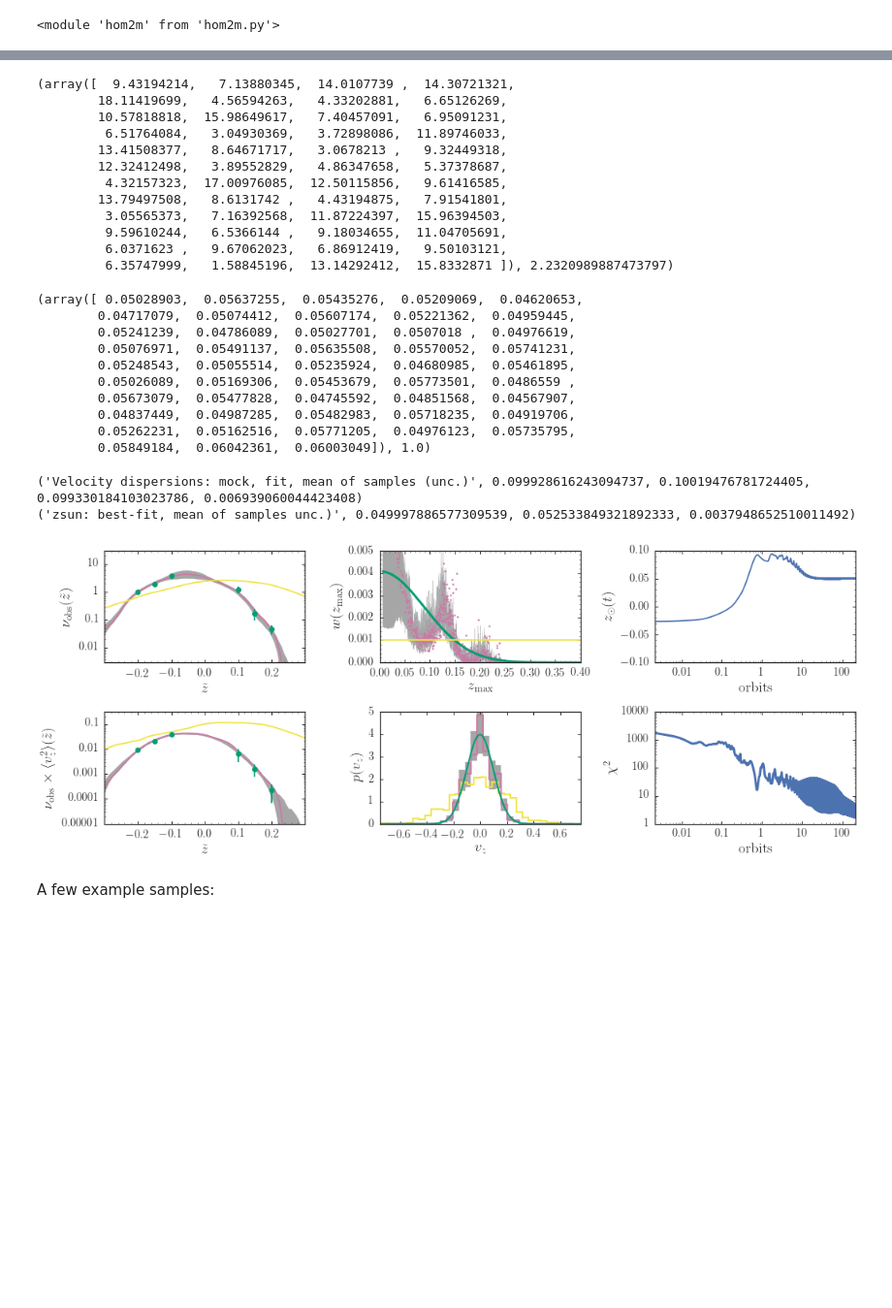
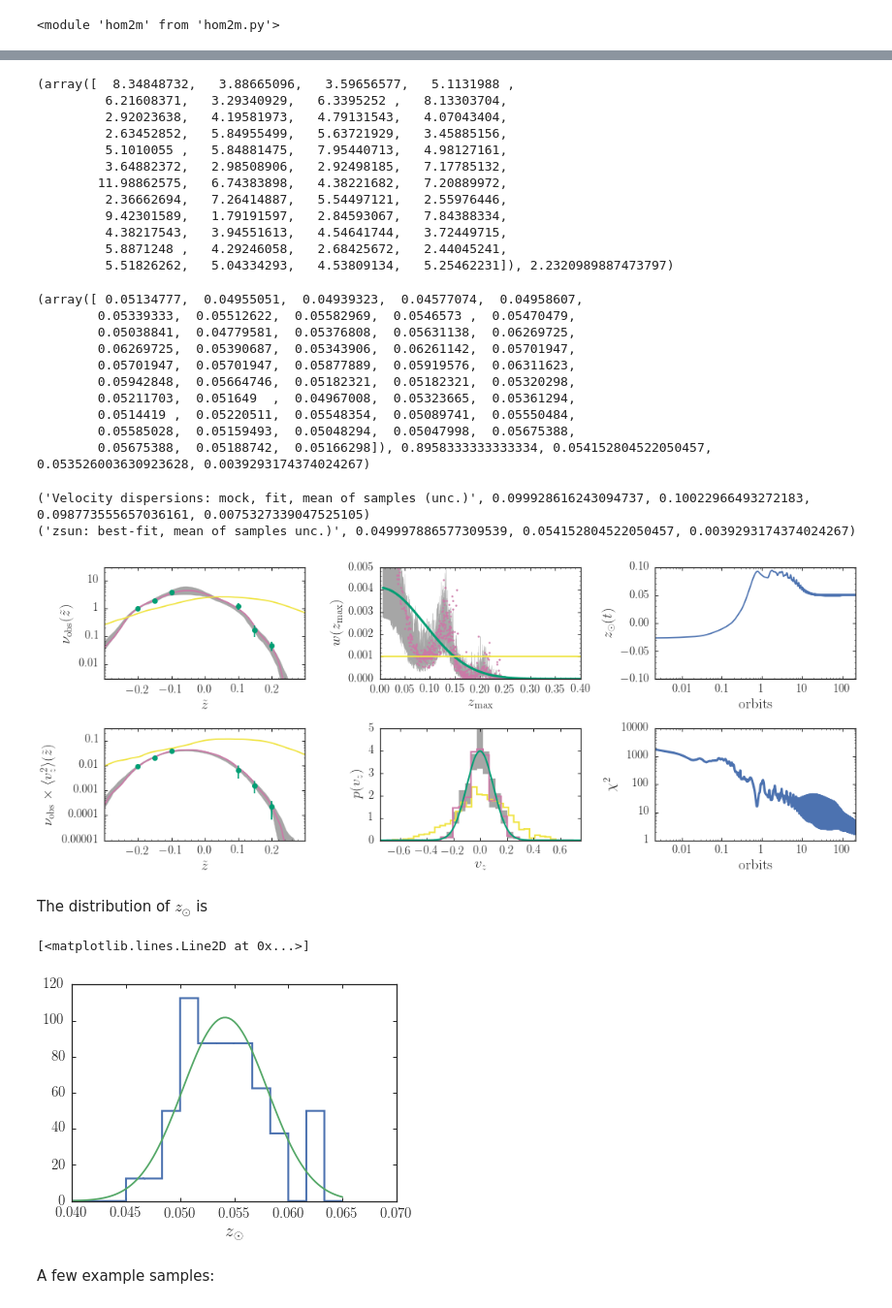
Before and after one commit to jobovy/simple-m2m, a Jupyter notebook: py/HOM2M.ipynb, the cells around one changed output, grey strips where cells are left out. Shown at 97% size. Drawn from its saved outputs; the diff is of its cells as text; code cells hidden in the pictures; blank space fills up the shorter version.

Commit message:
rerun zsun MH MCMC with larger step

```diff
--- a/py/HOM2M.ipynb
+++ b/py/HOM2M.ipynb
@@ -606,7 +606,7 @@ nstep_sam= nstep
 eps_sam= eps
 nsamples= 48
 fit_zsun= True
-sig_zsun= 0.005 # proposal step
+sig_zsun= 0.01 # proposal step
 s_low, s_high= 8,-8
 w_sam,zsun_sam,Q_sam,z_sam,vz_sam= hom2m.sample_m2m(nsamples,w_out,z_m2m,vz_m2m,omega_m2m,zsun_out[-1],
                                                     z_obs,dens_obs,dens_obs_noise,
@@ -614,4 +614,4 @@ w_sam,zsun_sam,Q_sam,z_sam,vz_sam= hom2m.sample_m2m(nsamples,w_out,z_m2m,vz_m2m,
                                                     nstep=nstep_sam,step=step_sam,eps=eps_sam,
                                                     mu=mu,h_m2m=h_m2m,prior=prior,w_prior=w_init,
                                                     smooth=smooth,st96smooth=st96smooth,
-                                                    fit_zsun=fit_zsun,sig_zsun=0.005)
+                                                    fit_zsun=fit_zsun,sig_zsun=sig_zsun)
@@ -618,31 +620,31 @@ w_sam,zsun_sam,Q_sam,z_sam,vz_sam= hom2m.sample_m2m(nsamples,w_out,z_m2m,vz_m2m,
 # %%
 print(numpy.sum(Q_sam,axis=1),numpy.sum(Q,axis=1)[-1])
 # %% [output]
-(array([  9.43194214,   7.13880345,  14.0107739 ,  14.30721321,
-        18.11419699,   4.56594263,   4.33202881,   6.65126269,
-        10.57818818,  15.98649617,   7.40457091,   6.95091231,
-         6.51764084,   3.04930369,   3.72898086,  11.89746033,
-        13.41508377,   8.64671717,   3.0678213 ,   9.32449318,
-        12.32412498,   3.89552829,   4.86347658,   5.37378687,
-         4.32157323,  17.00976085,  12.50115856,   9.61416585,
-        13.79497508,   8.6131742 ,   4.43194875,   7.91541801,
-         3.05565373,   7.16392568,  11.87224397,  15.96394503,
-         9.59610244,   6.5366144 ,   9.18034655,  11.04705691,
-         6.0371623 ,   9.67062023,   6.86912419,   9.50103121,
-         6.35747999,   1.58845196,  13.14292412,  15.8332871 ]), 2.2320989887473797)
+(array([  8.34848732,   3.88665096,   3.59656577,   5.1131988 ,
+         6.21608371,   3.29340929,   6.3395252 ,   8.13303704,
+         2.92023638,   4.19581973,   4.79131543,   4.07043404,
+         2.63452852,   5.84955499,   5.63721929,   3.45885156,
+         5.1010055 ,   5.84881475,   7.95440713,   4.98127161,
+         3.64882372,   2.98508906,   2.92498185,   7.17785132,
+        11.98862575,   6.74383898,   4.38221682,   7.20889972,
+         2.36662694,   7.26414887,   5.54497121,   2.55976446,
+         9.42301589,   1.79191597,   2.84593067,   7.84388334,
+         4.38217543,   3.94551613,   4.54641744,   3.72449715,
+         5.8871248 ,   4.29246058,   2.68425672,   2.44045241,
+         5.51826262,   5.04334293,   4.53809134,   5.25462231]), 2.2320989887473797)
 # %%
-print(zsun_sam,len(set(zsun_sam))/float(nsamples))
+print(zsun_sam,len(set(zsun_sam))/float(nsamples),numpy.mean(zsun_sam),numpy.median(zsun_sam),numpy.std(zsun_sam))
 # %% [output]
-(array([ 0.05028903,  0.05637255,  0.05435276,  0.05209069,  0.04620653,
-        0.04717079,  0.05074412,  0.05607174,  0.05221362,  0.04959445,
-        0.05241239,  0.04786089,  0.05027701,  0.0507018 ,  0.04976619,
-        0.05076971,  0.05491137,  0.05635508,  0.05570052,  0.05741231,
-        0.05248543,  0.05055514,  0.05235924,  0.04680985,  0.05461895,
-        0.05026089,  0.05169306,  0.05453679,  0.05773501,  0.0486559 ,
-        0.05673079,  0.05477828,  0.04745592,  0.04851568,  0.04567907,
-        0.04837449,  0.04987285,  0.05482983,  0.05718235,  0.04919706,
-        0.05262231,  0.05162516,  0.05771205,  0.04976123,  0.05735795,
-        0.05849184,  0.06042361,  0.06003049]), 1.0)
+(array([ 0.05134777,  0.04955051,  0.04939323,  0.04577074,  0.04958607,
+        0.05339333,  0.05512622,  0.05582969,  0.0546573 ,  0.05470479,
+        0.05038841,  0.04779581,  0.05376808,  0.05631138,  0.06269725,
+        0.06269725,  0.05390687,  0.05343906,  0.06261142,  0.05701947,
+        0.05701947,  0.05701947,  0.05877889,  0.05919576,  0.06311623,
+        0.05942848,  0.05664746,  0.05182321,  0.05182321,  0.05320298,
+        0.05211703,  0.051649  ,  0.04967008,  0.05323665,  0.05361294,
+        0.0514419 ,  0.05220511,  0.05548354,  0.05089741,  0.05550484,
+        0.05585028,  0.05159493,  0.05048294,  0.05047998,  0.05675388,
+        0.05675388,  0.05188742,  0.05166298]), 0.8958333333333334, 0.054152804522050457, 0.053526003630923628, 0.0039293174374024267)
 # %%
 A_m2m, phi_m2m= hom2m.zvz_to_Aphi(z_m2m,vz_m2m,omega_m2m)
 z_m2m= A_m2m*numpy.cos(phi_m2m+nstep*step*omega_m2m)
@@ -744,9 +746,23 @@ if save_figures:
     plt.savefig(os.path.join(os.getenv('PAPERSDIR'),'2017-hom2m','zsun_m2m.pdf'),
                 bbox_inches='tight')
 # %% [output]
-('Velocity dispersions: mock, fit, mean of samples (unc.)', 0.099928616243094737, 0.10019476781724405, 0.099330184103023786, 0.006939060044423408)
-('zsun: best-fit, mean of samples unc.)', 0.049997886577309539, 0.052533849321892333, 0.0037948652510011492)
+('Velocity dispersions: mock, fit, mean of samples (unc.)', 0.099928616243094737, 0.10022966493272183, 0.098773555657036161, 0.0075327339047525105)
+('zsun: best-fit, mean of samples unc.)', 0.049997886577309539, 0.054152804522050457, 0.0039293174374024267)
-[figure, old version]
+[figure, new version]
+# %% [markdown]
+The distribution of $z_\odot$ is
+# %%
+figsize(6,4)
+_= hist(zsun_sam,range=[0.04,0.065],bins=15,histtype='step',lw=2.,normed=True)
+xlabel(r'$z_\odot$')
+mzsun, szsun= numpy.mean(zsun_sam), numpy.std(zsun_sam)
+xs= numpy.linspace(0.04,0.065,101)
+ys= numpy.exp(-0.5*(xs-mzsun)**2./szsun**2.)
+ys/= numpy.sum(ys)*(xs[1]-xs[0])
+plot(xs,ys)
+# %% [output]
+[<matplotlib.lines.Line2D at 0x...>]
+[figure, added]
 # %% [markdown]
 A few example samples:
 # %%
```
Also changed, not shown: parts of 3 cells of this notebook.
